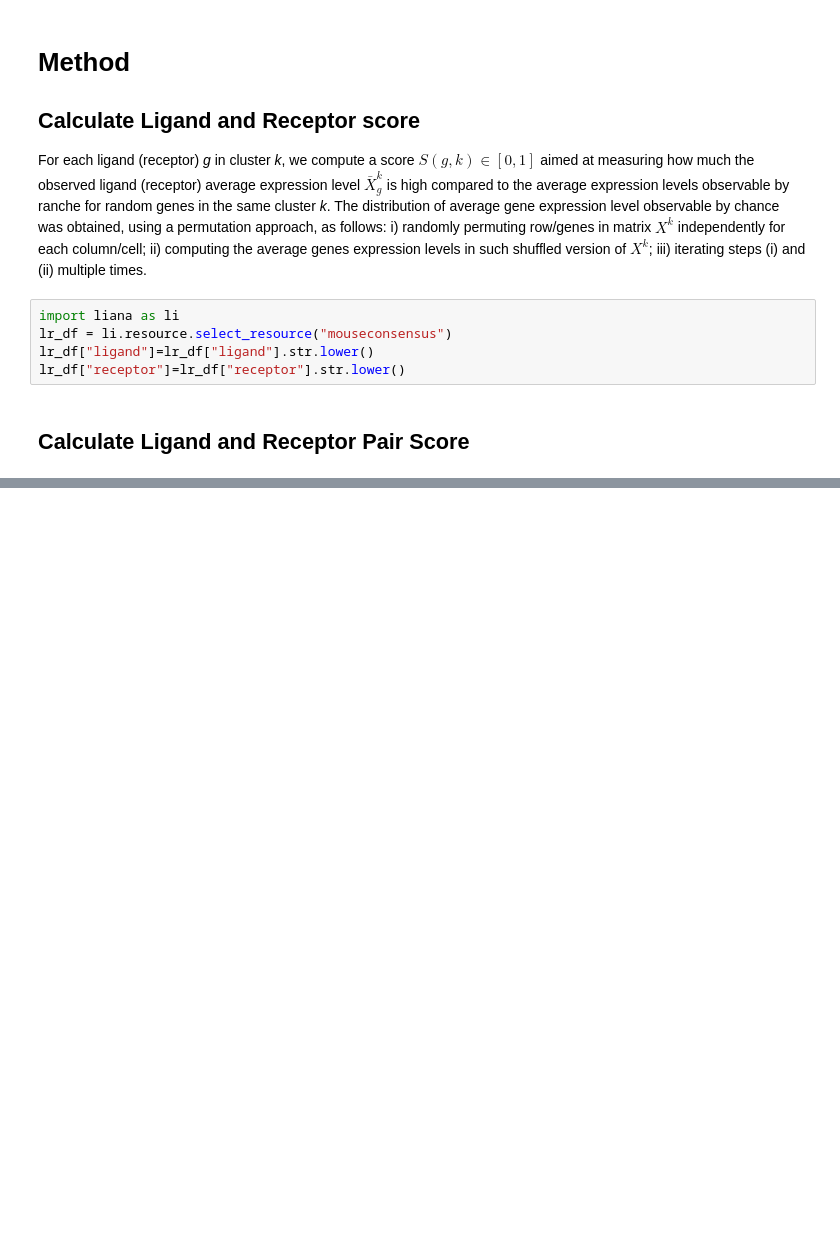
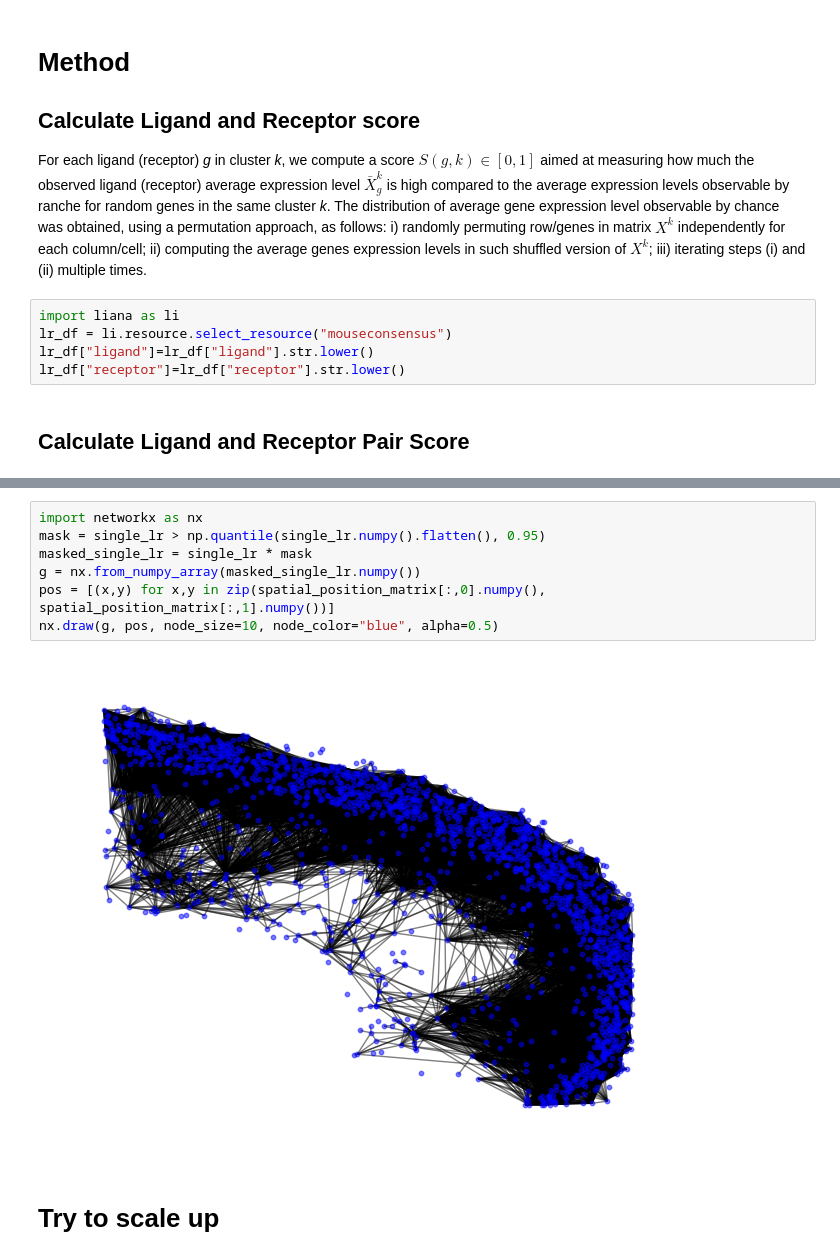
Before and after one commit to BaldanMatt/mlnetst, a Jupyter notebook: docs/scratch_scseqcomm.ipynb, the cells around one changed output, grey strips where cells are left out. Drawn from its saved outputs; the diff is of its cells as text; blank space fills up the shorter version.

```diff
--- a/docs/scratch_scseqcomm.ipynb
+++ b/docs/scratch_scseqcomm.ipynb
@@ -319,0 +291,11 @@ Receptors:
+# %%
+import networkx as nx
+mask = single_lr > np.quantile(single_lr.numpy().flatten(), 0.95)
+masked_single_lr = single_lr * mask
+g = nx.from_numpy_array(masked_single_lr.numpy())
+pos = [(x,y) for x,y in zip(spatial_position_matrix[:,0].numpy(), spatial_position_matrix[:,1].numpy())]
+nx.draw(g, pos, node_size=10, node_color="blue", alpha=0.5)
+# %% [output]
+[figure, added]
+# %% [markdown]
+# Try to scale up
```
Also changed, not shown: parts of 34 cells of this notebook, 2 other files.
